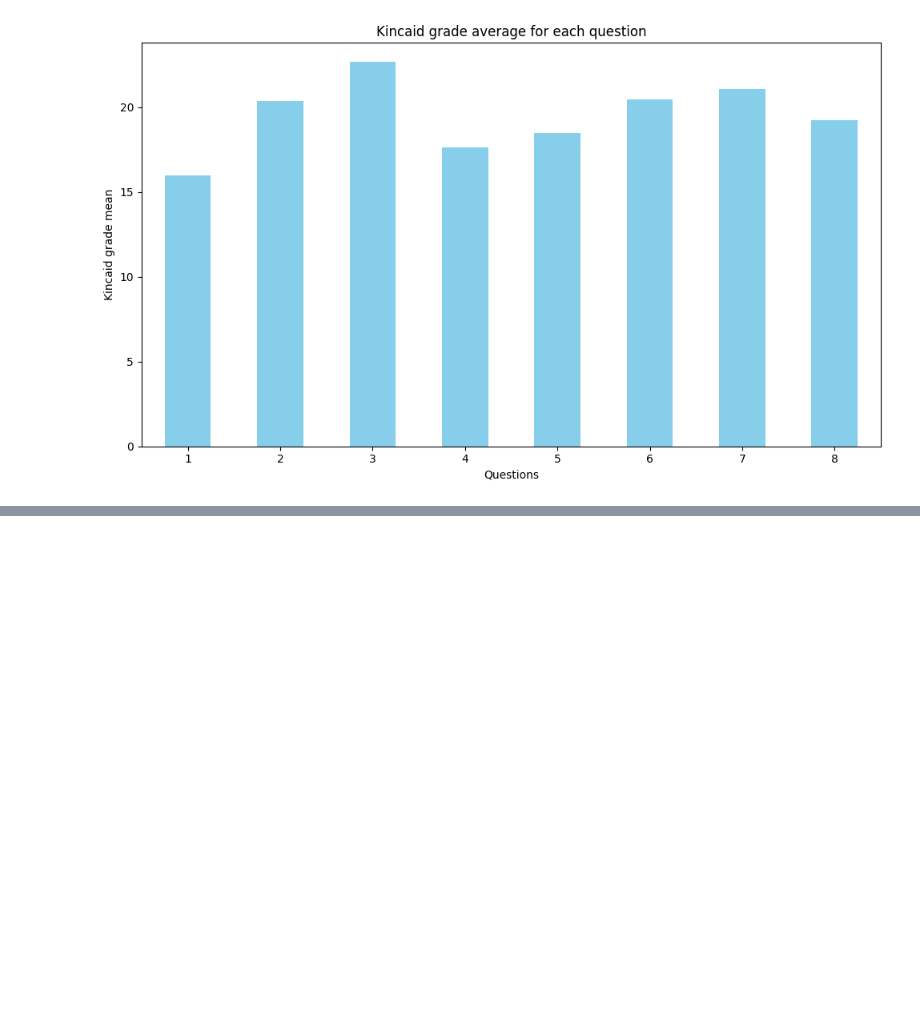
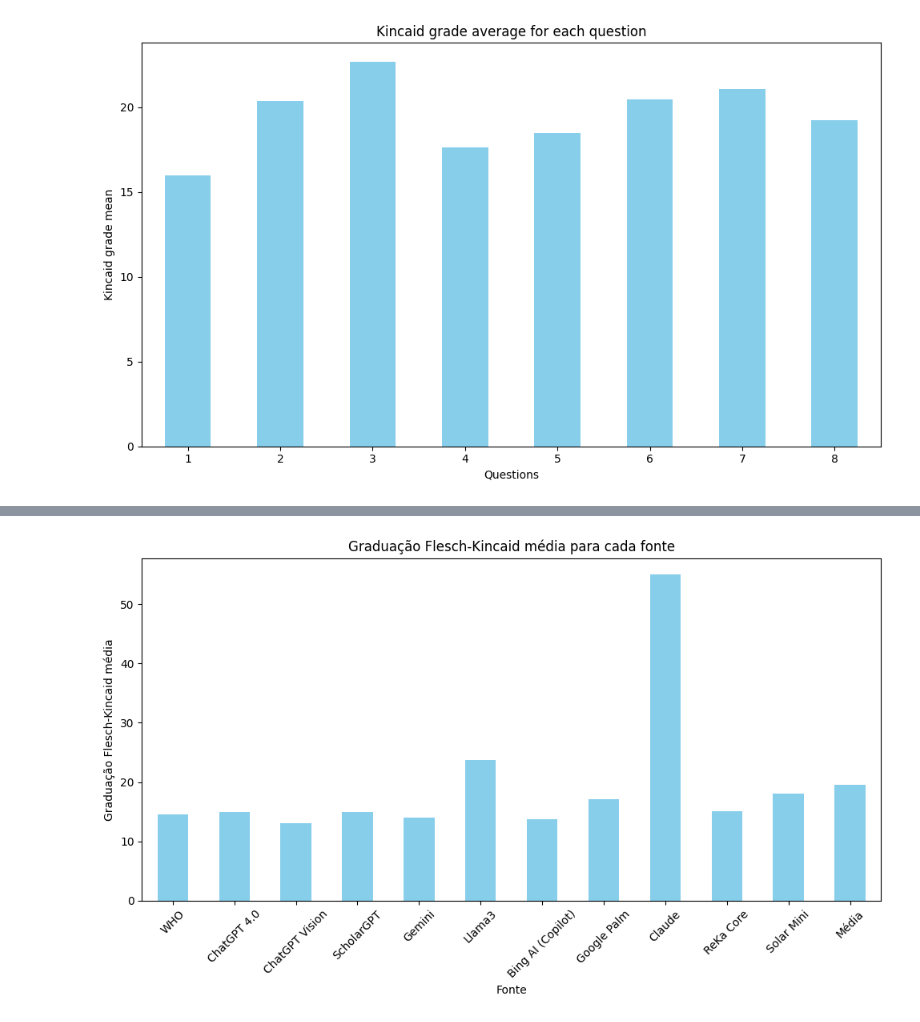
Before and after one commit to gskumlehn/autism-info-llm-comparison, a Jupyter notebook: flesch_kincaid_grade.ipynb, the cells around one changed output, grey strips where cells are left out. Drawn from its saved outputs; the diff is of its cells as text; code cells hidden in the pictures; blank space fills up the shorter version.

```diff
--- a/flesch_kincaid_grade.ipynb
+++ b/flesch_kincaid_grade.ipynb
@@ -118,0 +133,11 @@ plt.show()
+# %%
+plt.figure(figsize=(10, 6))
+kincaid_grade_means.plot(kind='bar', color='skyblue')
+plt.title('Graduação Flesch-Kincaid média para cada fonte')
+plt.xlabel('Fonte')
+plt.ylabel('Graduação Flesch-Kincaid média')
+plt.xticks(rotation=45)
+plt.tight_layout()
+plt.show()
+# %% [output]
+[figure, added]
```
Also changed, not shown: parts of 4 cells of this notebook.
